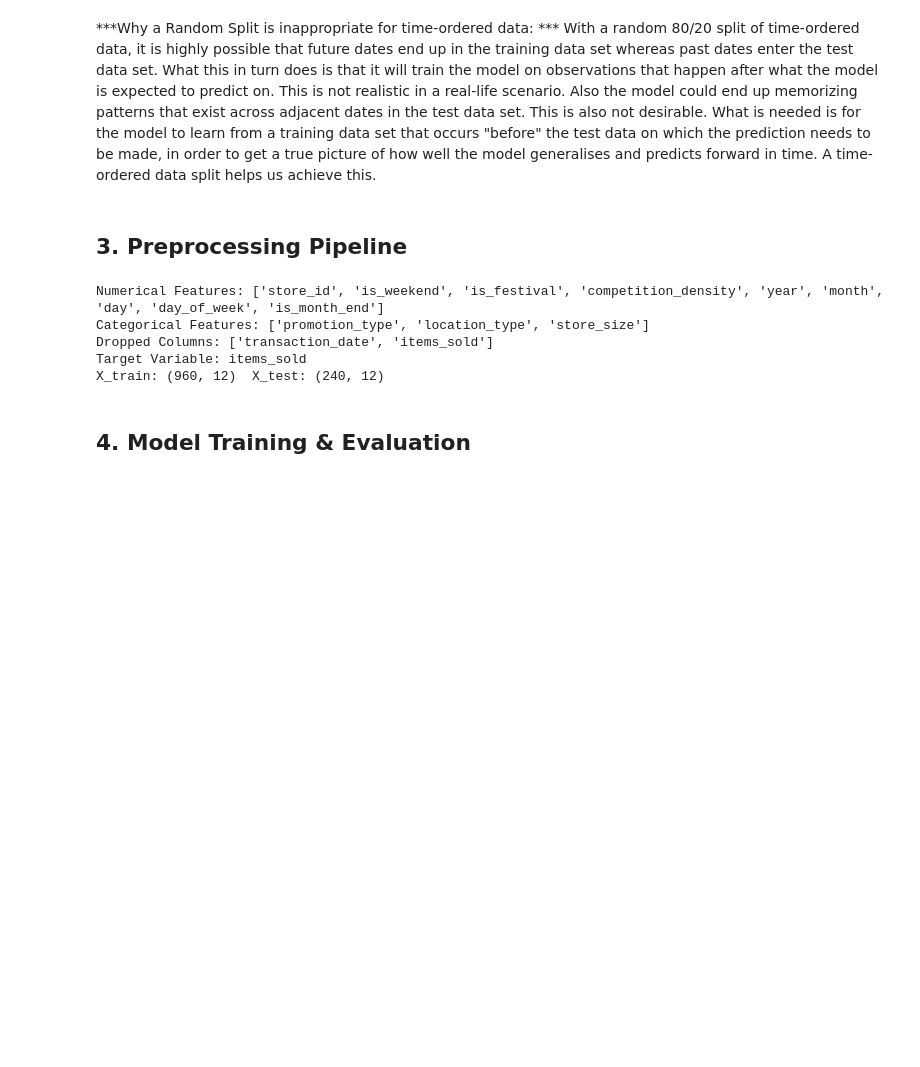
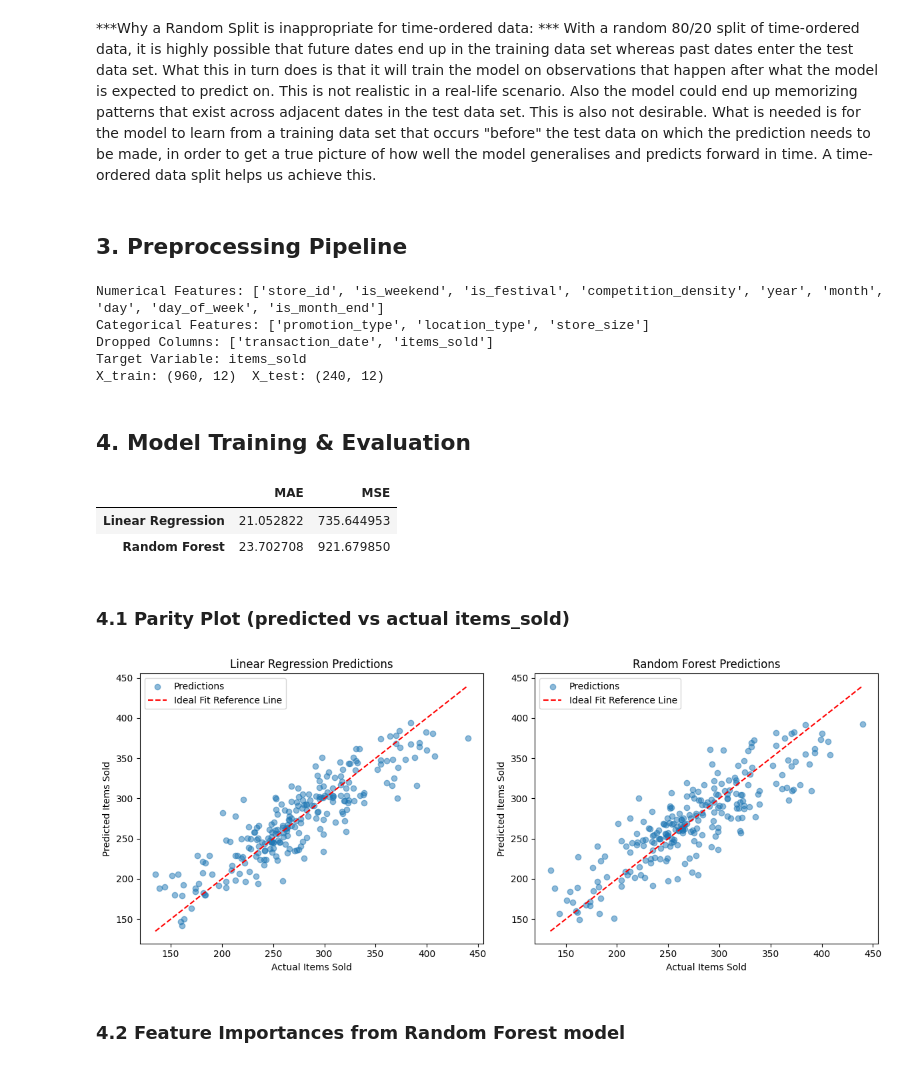
Before and after one commit to VenkyP77/ml-assessment-venkatraman-prabhu, a Jupyter notebook: part_a/q3_feature_engineering.ipynb, the cells around one changed output. Saved outputs shown, nothing was run; the diff lists cells and outputs as text; code cells hidden in the pictures; blank space fills up the shorter version.

```diff
--- a/part_a/q3_feature_engineering.ipynb
+++ b/part_a/q3_feature_engineering.ipynb
@@ -84,3 +84,43 @@ Target Variable: items_sold
 X_train: (960, 12)  X_test: (240, 12)
 # %% [markdown]
 ## 4. Model Training & Evaluation
+# %%
+from sklearn.linear_model import LinearRegression
+from sklearn.ensemble import RandomForestRegressor
+from sklearn.metrics import mean_absolute_error, mean_squared_error
+
+pipelines = {"Linear Regression": Pipeline(steps=[("preprocessor", preprocessor), ("model", LinearRegression())]), "Random Forest": Pipeline(steps=[("preprocessor", preprocessor), ("model", RandomForestRegressor(n_estimators=100, random_state=42))]),}
+
+results = {}
+predictions = {}
+
+for name, pipeline in pipelines.items():
+    pipeline.fit(X_train, Y_train)
+    Y_pred = pipeline.predict(X_test)
+    results[name] = {"MAE": mean_absolute_error(Y_test, Y_pred), "MSE": mean_squared_error(Y_test, Y_pred)}
+    predictions[name] = Y_pred
+
+pd.DataFrame(results).T
+# %% [output]
+|  | MAE | MSE |
+| Linear Regression | 21.052822 | 735.644953 |
+| Random Forest | 23.702708 | 921.679850 |
+# %% [markdown]
+### 4.1 Parity Plot (predicted vs actual items_sold)
+# %%
+fig, axes = plt.subplots(1, 2, figsize=(12, 5))
+
+for ax, (name, Y_pred) in zip(axes, predictions.items()):
+    ax.scatter(Y_test, Y_pred, alpha=0.5)
+    ax.plot([Y_test.min(), Y_test.max()], [Y_test.min(), Y_test.max()], "r--")
+    ax.set_title(f"{name} Predictions")
+    ax.set_xlabel("Actual Items Sold")
+    ax.set_ylabel("Predicted Items Sold")
+    ax.legend(["Predictions", "Ideal Fit Reference Line"], loc="upper left")
+
+plt.tight_layout()
+plt.show()
+# %% [output]
+[figure, added]
+# %% [markdown]
+### 4.2 Feature Importances from Random Forest model
```
Also changed, not shown: parts of 1 cell of this notebook.
